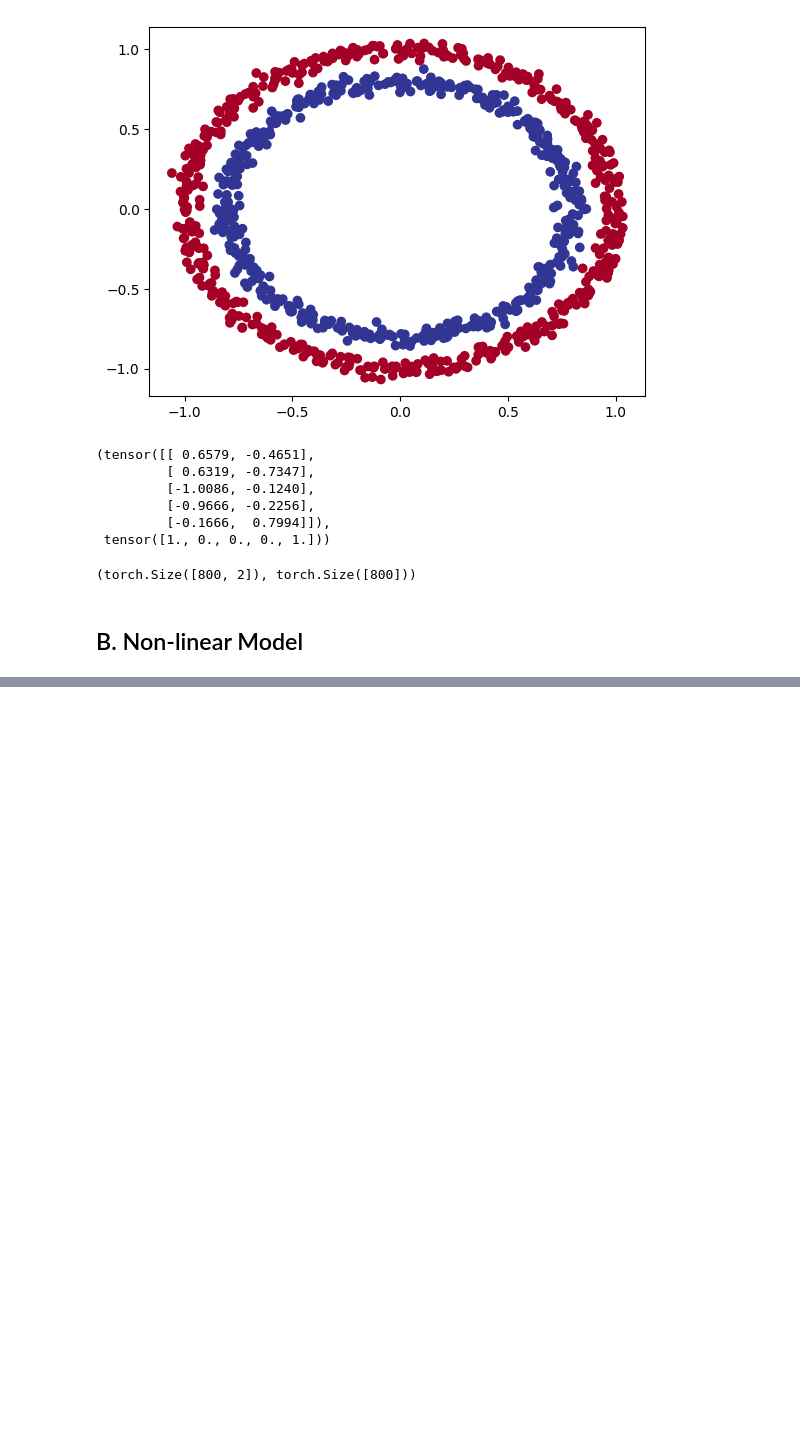
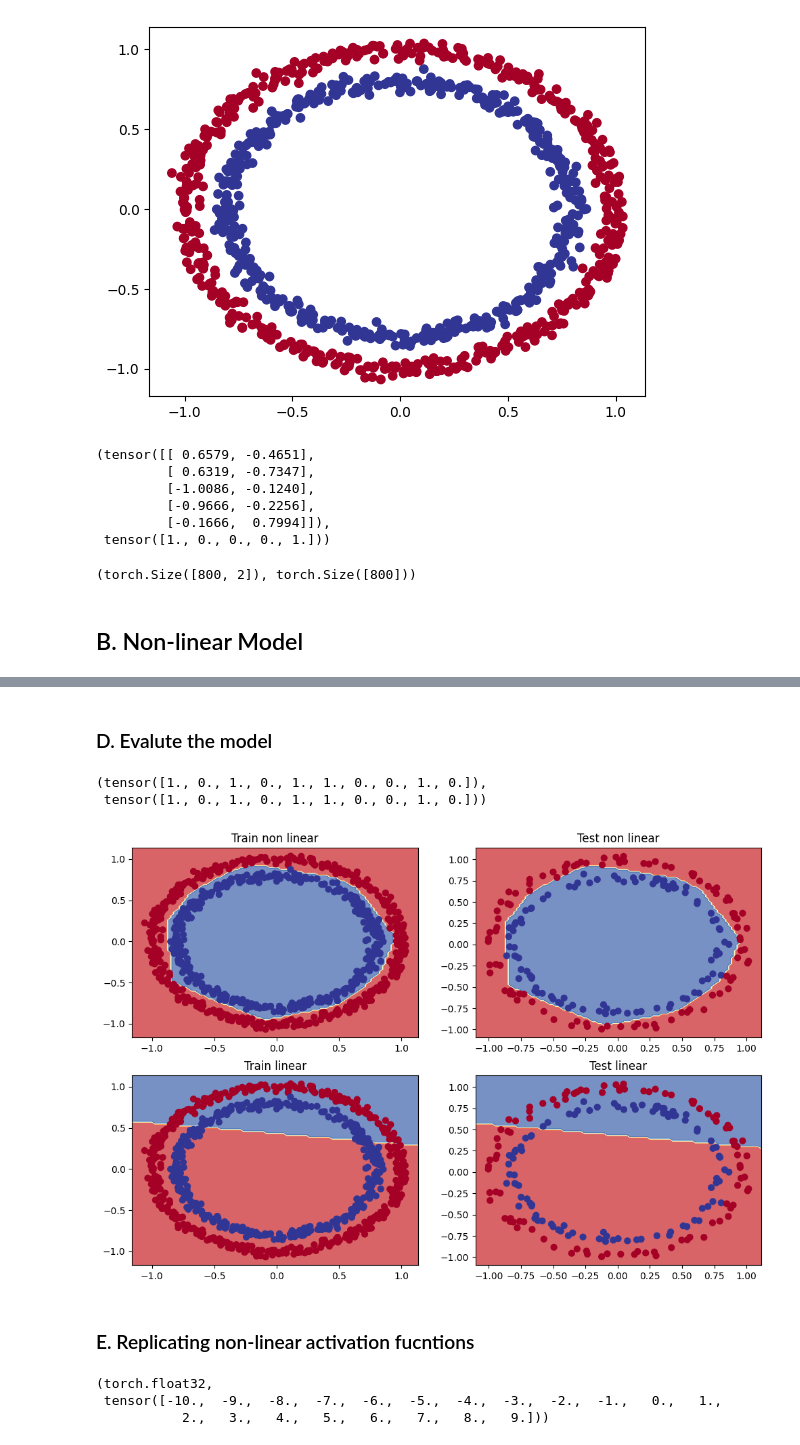
Before and after one commit to therealshai/Pytorch-notebooks, a Jupyter notebook: 02_pytorch_nn_classification.ipynb, the cells around one changed output, grey strips where cells are left out. Drawn from its saved outputs; the diff is of its cells as text; code cells hidden in the pictures; blank space fills up the shorter version.

```diff
--- a/02_pytorch_nn_classification.ipynb
+++ b/02_pytorch_nn_classification.ipynb
@@ -762,0 +805,4 @@ X_train.shape,y_train.shape
+# %%
+loss_fn_3=nn.BCEWithLogitsLoss()
+
+optimizer_3=torch.optim.SGD(params=model_3.parameters(),lr=0.015)
@@ -762,0 +852,39 @@ X_train.shape,y_train.shape
+# %% [markdown]
+### D. Evalute the model
+# %%
+model_3.eval()
+with torch.inference_mode():
+  y_preds=torch.round(torch.sigmoid(model_3(X_test)))
+y_preds[:10].squeeze(),y_test[:10]
+# %% [output]
+(tensor([1., 0., 1., 0., 1., 1., 0., 0., 1., 0.]),
+ tensor([1., 0., 1., 0., 1., 1., 0., 0., 1., 0.]))
+# %%
+plt.figure(figsize=(12,8))
+plt.subplot(2,2,1)
+plt.title("Train non linear")
+
+plot_decision_boundary(model_3,X_train,y_train)
+
+plt.subplot(2,2,2)
+plt.title("Test non linear")
+plot_decision_boundary(model_3,X_test,y_test)
+
+plt.subplot(2,2,3)
+plt.title("Train linear")
+plot_decision_boundary(model_1,X_train,y_train)
+
+plt.subplot(2,2,4)
+plt.title("Test linear")
+plot_decision_boundary(model_1,X_test,y_test)
+# %% [output]
+[figure, added]
+# %% [markdown]
+### E. Replicating non-linear activation fucntions
+# %%
+A= torch.arange(-10,10,1,dtype=torch.float32)
+A.dtype,A
+# %% [output]
+(torch.float32,
+ tensor([-10.,  -9.,  -8.,  -7.,  -6.,  -5.,  -4.,  -3.,  -2.,  -1.,   0.,   1.,
+           2.,   3.,   4.,   5.,   6.,   7.,   8.,   9.]))
```
Also changed, not shown: parts of 28 cells of this notebook.
